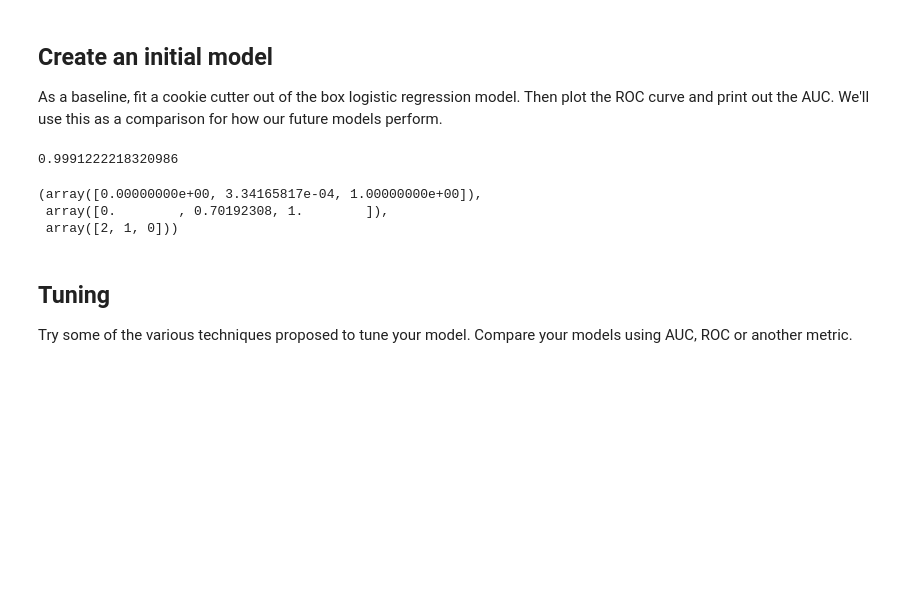
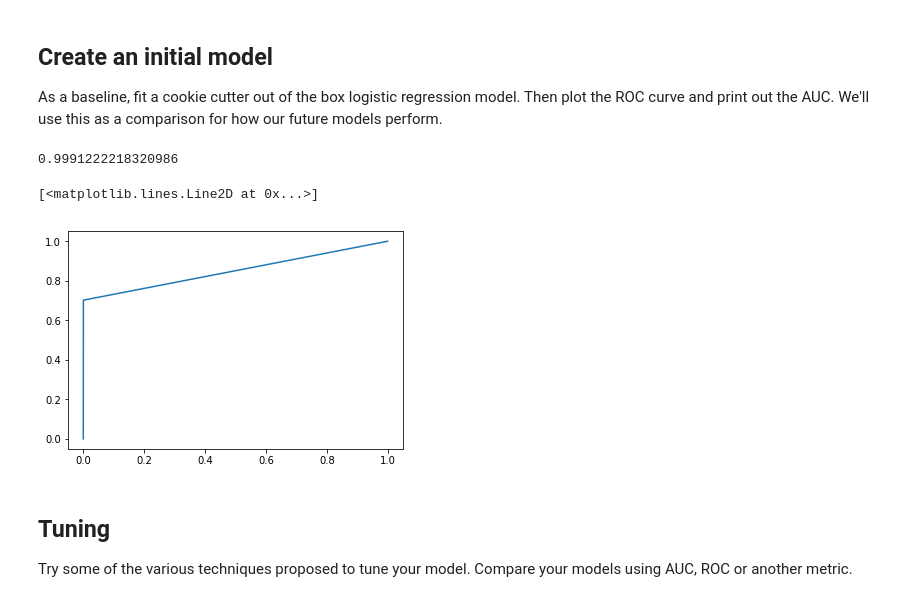
Before and after one commit to ortsed/dsc-class-imbalance-problems-lab-dc-ds-career-042219, a Jupyter notebook: index.ipynb, the cells around one changed output. Drawn from its saved outputs; the diff is of its cells as text; code cells hidden in the pictures; blank space fills up the shorter version.

```diff
--- a/index.ipynb
+++ b/index.ipynb
@@ -56,14 +56,15 @@ print(accuracy_score(y_test, y_pred))
 # %%
 from sklearn.metrics import roc_auc_score, roc_curve
 # %%
-roc_curve(y_test, y_pred)
+roc = roc_curve(y_test, y_pred)
-# %% [output]
-(array([0.00000000e+00, 3.34165817e-04, 1.00000000e+00]),
- array([0.        , 0.70192308, 1.        ]),
- array([2, 1, 0]))
 # %%
 import matplotlib.pyplot as plt
 %matplotlib inline
+# %%
+plt.plot(roc[0], roc[1])
+# %% [output]
+[<matplotlib.lines.Line2D at 0x...>]
+[figure, added]
 # %% [markdown]
 ## Tuning
 Try some of the various techniques proposed to tune your model. Compare your models using AUC, ROC or another metric.
```
